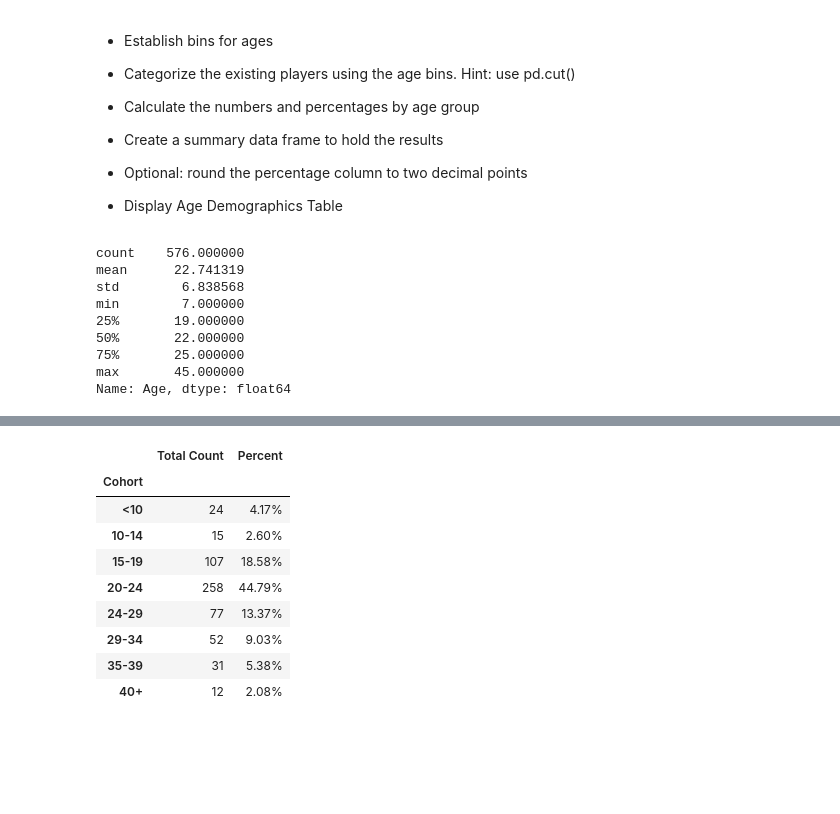
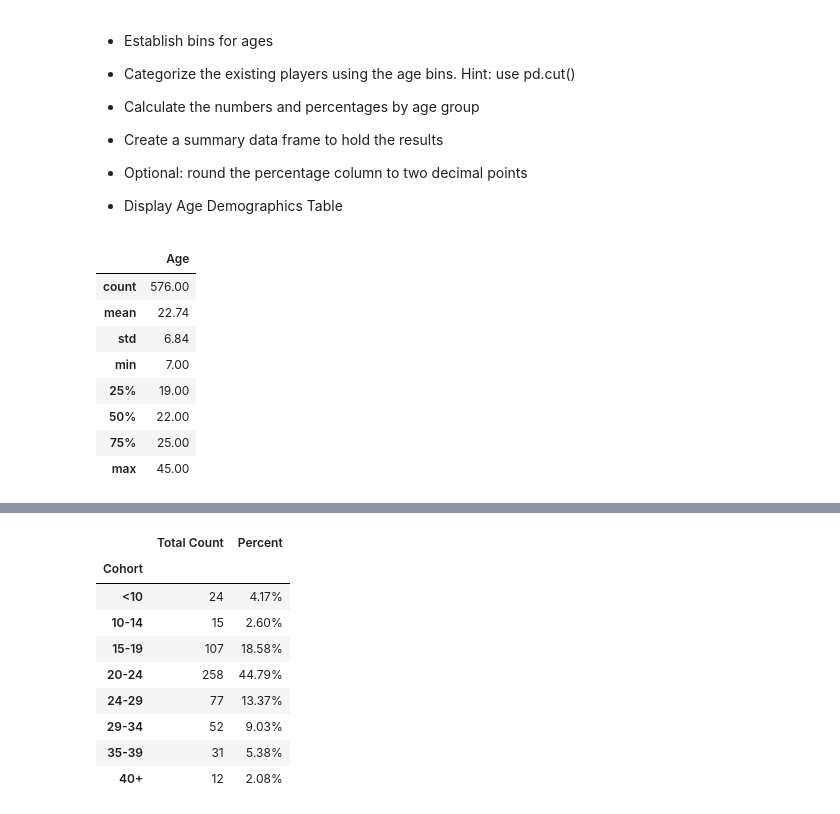
Before and after one commit to brainmagmo/pandas-challenge, a Jupyter notebook: 04-Pandas/Instructions/HeroesOfPymoli/HeroesOfPymoli_starter.ipynb, the cells around one changed output, grey strips where cells are left out. Drawn from its saved outputs; the diff is of its cells as text; code cells hidden in the pictures; blank space fills up the shorter version.

```diff
--- a/04-Pandas/Instructions/HeroesOfPymoli/HeroesOfPymoli_starter.ipynb
+++ b/04-Pandas/Instructions/HeroesOfPymoli/HeroesOfPymoli_starter.ipynb
@@ -291,18 +196,18 @@ gender_summary
 
 
 * Display Age Demographics Table
-# %%
-user_data['Age'].describe()
-# %% [output]
-count    576.000000
-mean      22.741319
-std        6.838568
-min        7.000000
-25%       19.000000
-50%       22.000000
-75%       25.000000
-max       45.000000
-Name: Age, dtype: float64
+# %%
+pd.DataFrame(user_data['Age'].describe().map('{:.2f}'.format))
+# %% [output]
+|  | Age |
+| count | 576.00 |
+| mean | 22.74 |
+| std | 6.84 |
+| min | 7.00 |
+| 25% | 19.00 |
+| 50% | 22.00 |
+| 75% | 25.00 |
+| max | 45.00 |
 # %%
 bins = [0,10,14,19,24,29,34,39,1000]
 #print(len(bins))
```
Also changed, not shown: parts of 19 cells of this notebook.
